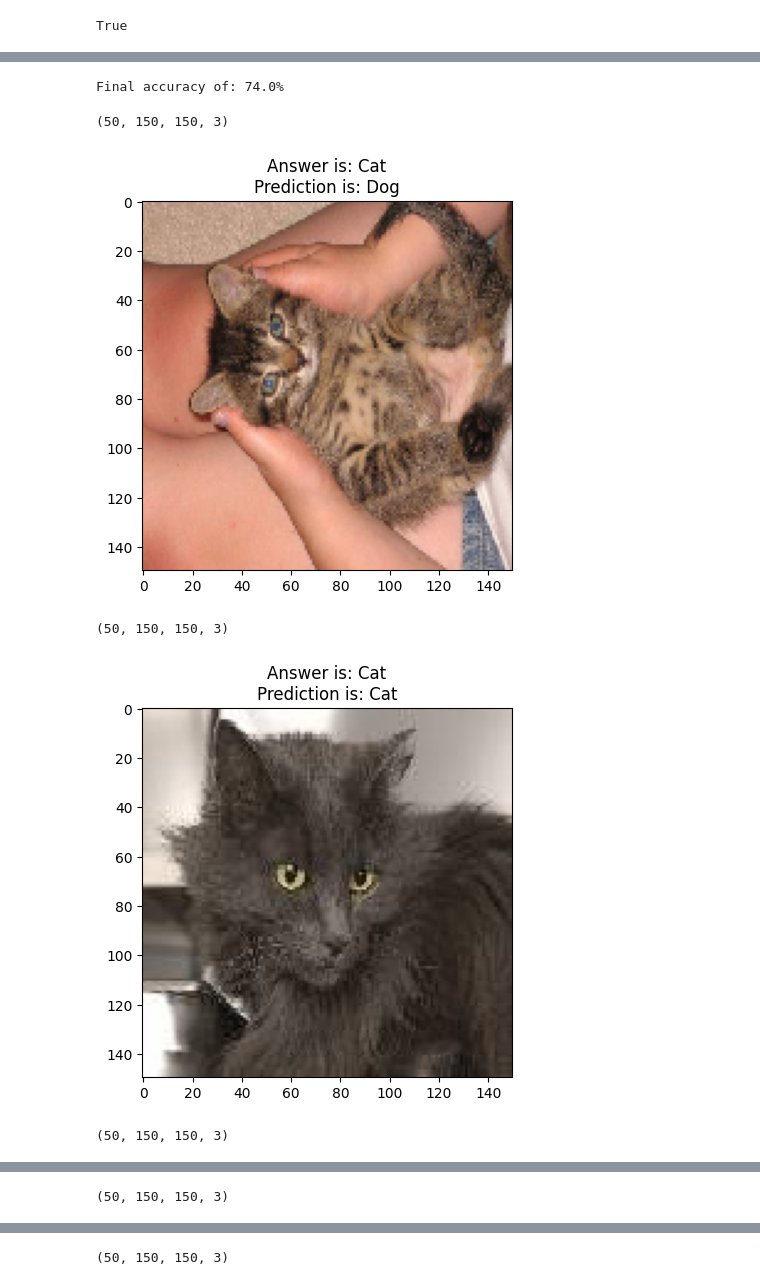
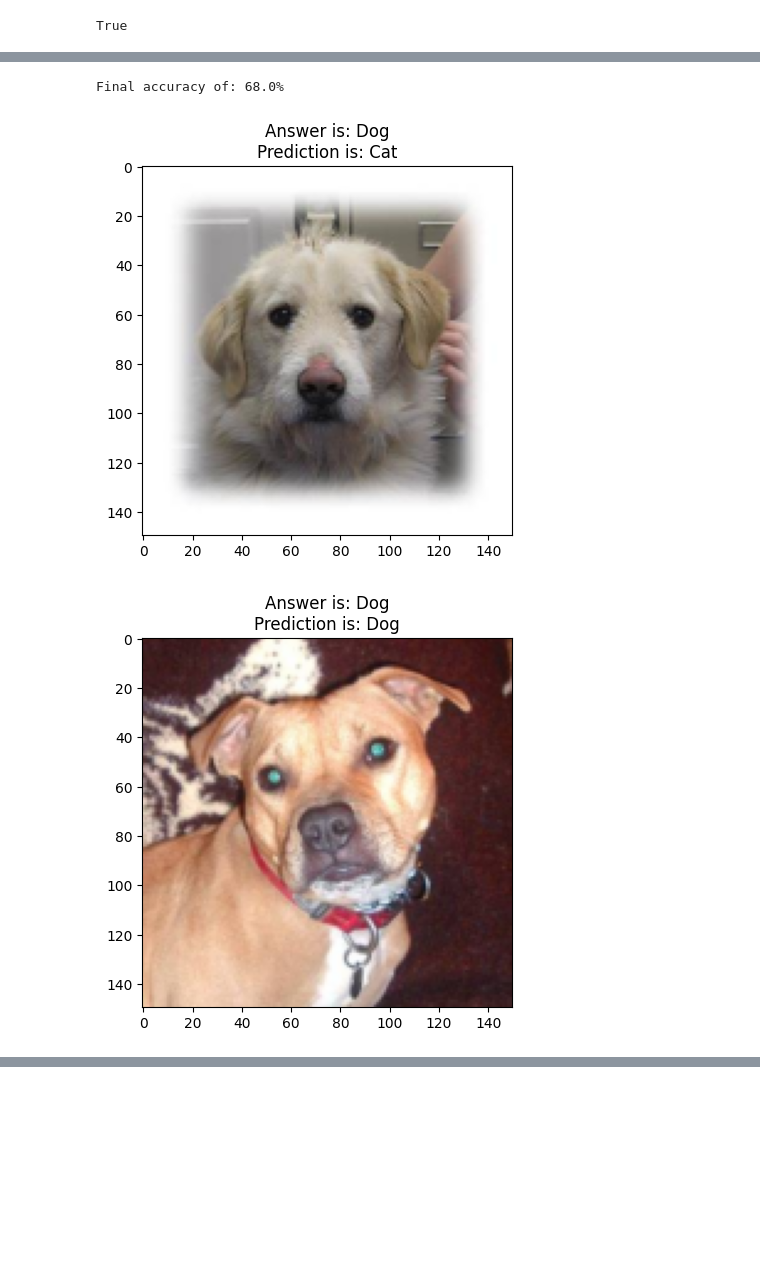
Before and after one commit to joacoh/PortfolioProjects, a Jupyter notebook: Cat-Dog Predictor/cat_dog_pytorch.ipynb, the cells around one changed output, grey strips where cells are left out. Saved outputs shown, nothing was run; the diff lists cells and outputs as text; code cells hidden in the pictures; blank space fills up the shorter version.

Commit message:
test run, model works!

```diff
--- a/Cat-Dog Predictor/cat_dog_pytorch.ipynb
+++ b/Cat-Dog Predictor/cat_dog_pytorch.ipynb
@@ -102,11 +79,14 @@ train_transform = transforms.Compose([
     transforms.ToTensor(),
 ])
 
-train_dataset = datasets.ImageFolder(root=train_dir, transform=train_transform)
+train_dataset_augmented = datasets.ImageFolder(root=train_dir, transform=train_transform)
+train_dataset = ConcatDataset([train_dataset,train_dataset_augmented])
 
 train_loader = DataLoader(train_dataset, batch_size=batch_size, shuffle=True)
 
-augmented_images = [train_dataset[i][0] for i in range(5)]
-
-show_images(augmented_images)
+for images, labels in train_loader:
+    random_indices = random.sample(range(len(images)), 5)
+    random_images = [images[i] for i in random_indices]
+    show_images(random_images)
+    break
 # %% [output]
@@ -157,6 +139,9 @@ CNN(
 # %%
 criterion = nn.CrossEntropyLoss()
 optimizer = optim.Adam(model.parameters())
+
+t_acc = []
+t_los = []
 
 for epoch in range(epochs):
     running_loss = 0.0
@@ -184,5 +169,8 @@ for epoch in range(epochs):
         total += labels.size(0)
         correct += (predicted == labels).sum().item()
 
+    t_acc.append((correct/total)*100)
+    t_los.append(running_loss/len(train_loader))
+
     print(f"Epoch {epoch+1}/{epochs}, Loss: {running_loss/len(train_loader):.4f}, Accuracy: {(correct/total)*100:.2f}%")
 # %% [output]
@@ -243,20 +270,14 @@ print(len(probabilities))
 # %%
-answers =  [1, 0, 0, 1, 0, 0, 0, 0, 1, 1, 0,
-            1, 0, 1, 0, 1, 1, 0, 1, 1, 0, 0,
-            1, 1, 1, 1, 1, 0, 0, 0, 0, 0, 1,
-            1, 0, 1, 1, 1, 1, 0, 1, 0, 1, 1,
-            0, 0, 0, 0, 0, 0]
-
 correct = 0
 
-for probability, answer in zip(probabilities, answers):
-  if round(probability) == answer:
+for infer, answer in zip(predicted, labels):
+  if infer == answer:
     correct +=1
 
-percentage_identified = (correct / len(answers)) * 100
+percentage_identified = (correct / len(predicted)) * 100
 print('Final accuracy of: {}%'.format(percentage_identified))
 
-dogs_or_cats_answers = ['Dog' if i==1 else 'Cat' for i in answers]
-dogs_or_cats_predict = ['Dog' if i==1 else 'Cat' for i in probabilities]
+dogs_or_cats_answers = ['Dog' if i==1 else 'Cat' for i in labels]
+dogs_or_cats_predict = ['Dog' if i==1 else 'Cat' for i in predicted]
 # %% [output]
-Final accuracy of: 74.0%
+Final accuracy of: 68.0%
@@ -266,14 +284,13 @@ def generate_random_numbers(n, i, j):
 # %%
-random_numbers = generate_random_numbers(5, 0, 49)
-for i in random_numbers:
-    img, label = test_data_gen.next()
-    print(img.shape)   #  (1,256,256,3)
-    plt.imshow(img[i])
+random_indices = random.sample(range(len(images)), 5)
+
+for (images, labels) in test_loader:
+    random_images = [images[i] for i in random_indices]
+
+for img, i in zip(random_images,random_indices):
+    plt.imshow(np.transpose(img.numpy(), (1, 2, 0)))
     plt.title('Answer is: {}\nPrediction is: {}'.format(dogs_or_cats_answers[i], dogs_or_cats_predict[i]))
     plt.show()
 # %% [output]
-(50, 150, 150, 3)
-[figure, old version]
+[figure, new version]
-(50, 150, 150, 3)
-[figure, old version]
+[figure, new version]
-(50, 150, 150, 3)
@@ -281 +297,0 @@ for i in random_numbers:
-(50, 150, 150, 3)
@@ -283 +298,0 @@ for i in random_numbers:
-(50, 150, 150, 3)
```
Also changed, not shown: parts of 17 cells of this notebook.
